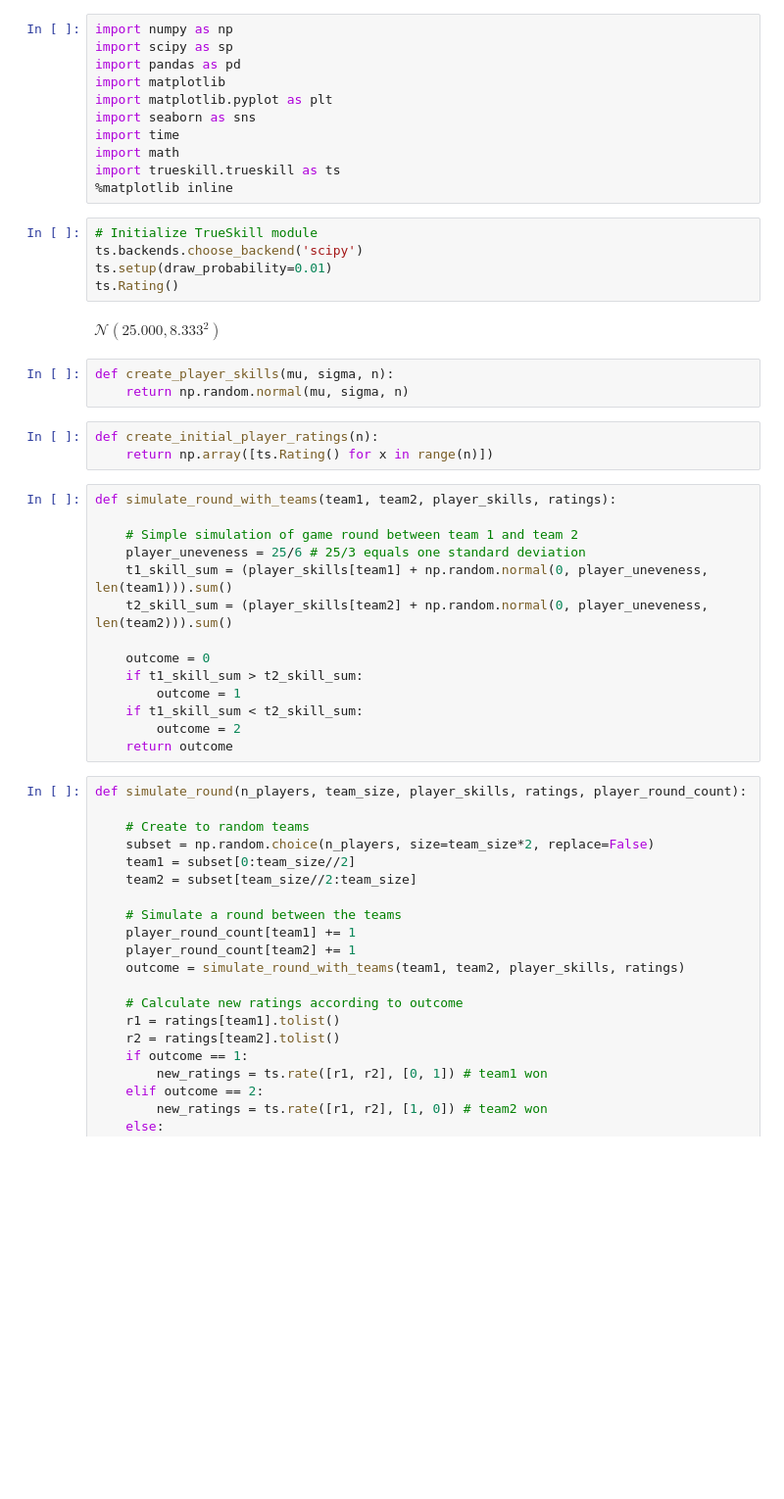
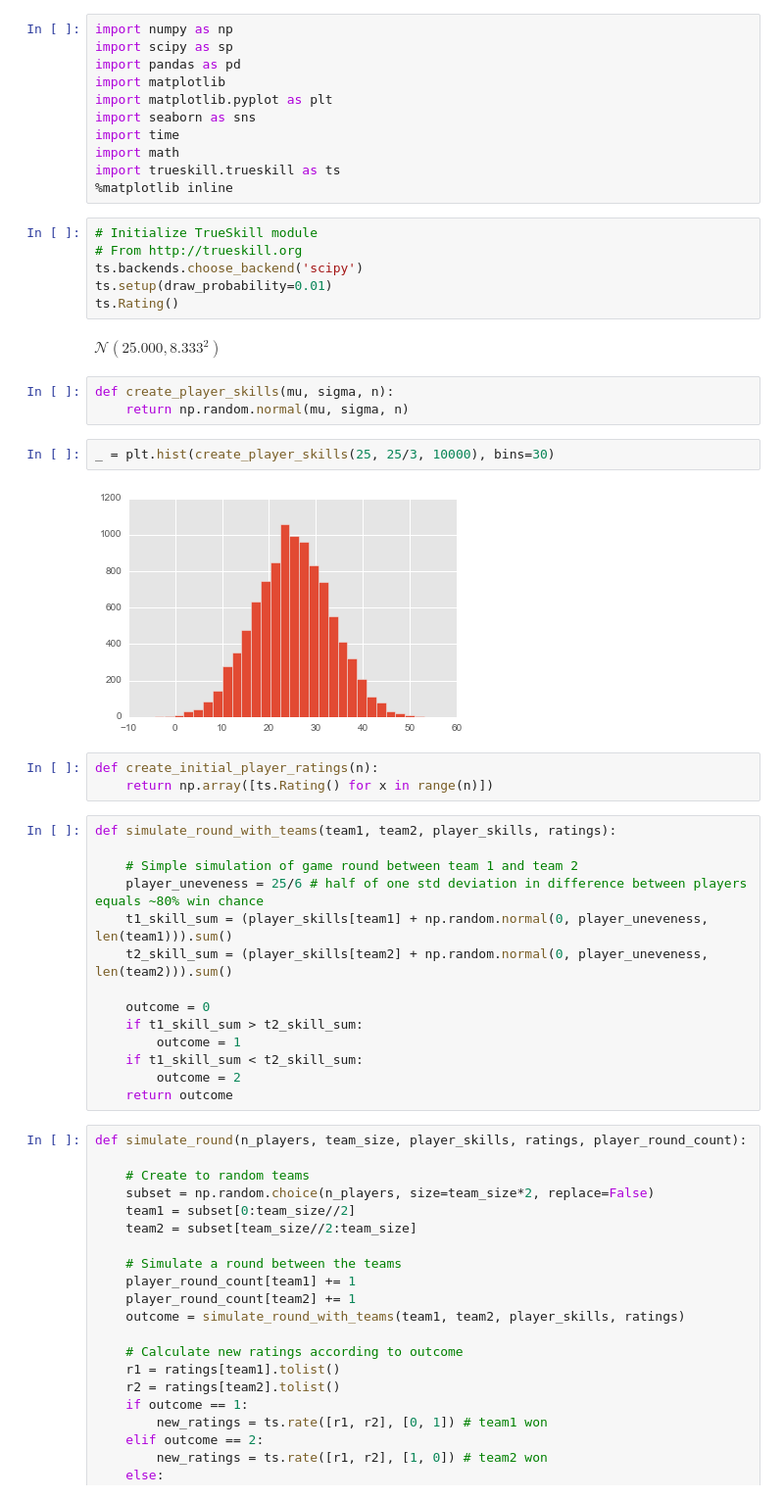
Before and after one commit to magnord/skill-lab, a Jupyter notebook: Skill.ipynb, the cells around one changed output. Shown at 98% size. Drawn from its saved outputs; the diff is of its cells as text; blank space fills up the shorter version.

Commit message:
Added trueskill

```diff
--- a/Skill.ipynb
+++ b/Skill.ipynb
@@ -11,6 +11,7 @@ import trueskill.trueskill as ts
 %matplotlib inline
 # %%
 # Initialize TrueSkill module
+# From http://trueskill.org
 ts.backends.choose_backend('scipy')
 ts.setup(draw_probability=0.01)
 ts.Rating()
@@ -19,6 +20,10 @@ $\mathcal{ N }( 25.000, 8.333^2 )$
 # %%
 def create_player_skills(mu, sigma, n):
     return np.random.normal(mu, sigma, n)
+# %%
+_ = plt.hist(create_player_skills(25, 25/3, 10000), bins=30)
+# %% [output]
+[figure, added]
 # %%
 def create_initial_player_ratings(n):
     return np.array([ts.Rating() for x in range(n)])
@@ -26,7 +31,7 @@ def create_initial_player_ratings(n):
 def simulate_round_with_teams(team1, team2, player_skills, ratings):
 
     # Simple simulation of game round between team 1 and team 2
-    player_uneveness = 25/6 # 25/3 equals one standard deviation
+    player_uneveness = 25/6 # half of one std deviation in difference between players equals ~80% win chance
     t1_skill_sum = (player_skills[team1] + np.random.normal(0, player_uneveness, len(team1))).sum()
     t2_skill_sum = (player_skills[team2] + np.random.normal(0, player_uneveness, len(team2))).sum()
 
```
Also changed, not shown: parts of 1 cell of this notebook, 20 other files.
